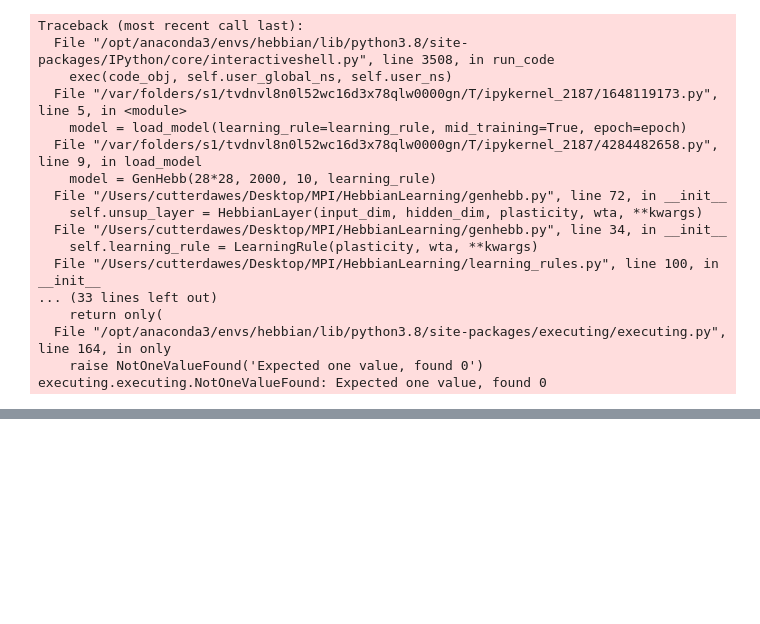
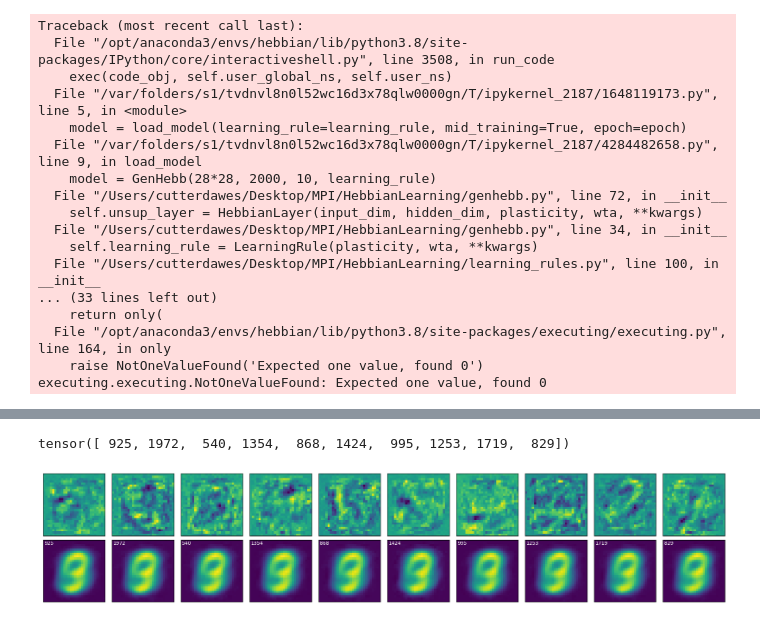
Before and after one commit to cutterdawes/HebbianLearning, a Jupyter notebook: experimental.ipynb, the cells around one changed output, grey strips where cells are left out. Saved outputs shown, nothing was run; the diff lists cells and outputs as text; code cells hidden in the pictures; blank space fills up the shorter version.

```diff
--- a/experimental.ipynb
+++ b/experimental.ipynb
@@ -241,0 +218,36 @@ executing.executing.NotOneValueFound: Expected one value, found 0
+# %%
+ojas_rule = load_model('ojas_rule', 'hard', 50)
+# %%
+trainset = FastMNIST('./data', train=True, download=True)
+# %%
+samples = {}
+for image, label in trainset:
+    if label.item() not in samples.keys():
+        samples[label.item()] = image
+# %%
+samples = dict(sorted(samples.items()))
+# %%
+topk[0]
+# %% [output]
+tensor([ 925, 1972,  540, 1354,  868, 1424,  995, 1253, 1719,  829])
+# %%
+fig, axes = plt.subplots(2, 10, figsize=(20, 4))
+_, topk = torch.topk(ojas_rule.hebb[0](samples[0].view(-1, 28*28)), 10)
+for i in range(10):
+
+    # get most activated hebbian neuron
+    y_max = torch.argmax(ojas_rule.hebb[0](samples[i].view(-1, 28*28)))
+
+    # plot baseline and hebbian learned weights
+    axes[0,i].imshow(baseline.input.weight[i].view(28, 28).detach())
+    axes[1,i].imshow(ojas_rule.hebb[0].W[topk.flatten()[i]].view(28, 28).detach())
+    axes[1,i].text(0.02, 0.92, topk.flatten()[i].item(), transform=axes[1,i].transAxes, c='white')
+
+    # formatting
+    axes[0,i].set_xticks([])
+    axes[0,i].set_yticks([])
+    axes[1,i].set_xticks([])
+    axes[1,i].set_yticks([])
+plt.tight_layout()
+# %% [output]
+[figure, added]
```
Also changed, not shown: parts of 12 cells of this notebook, 2 other files.
